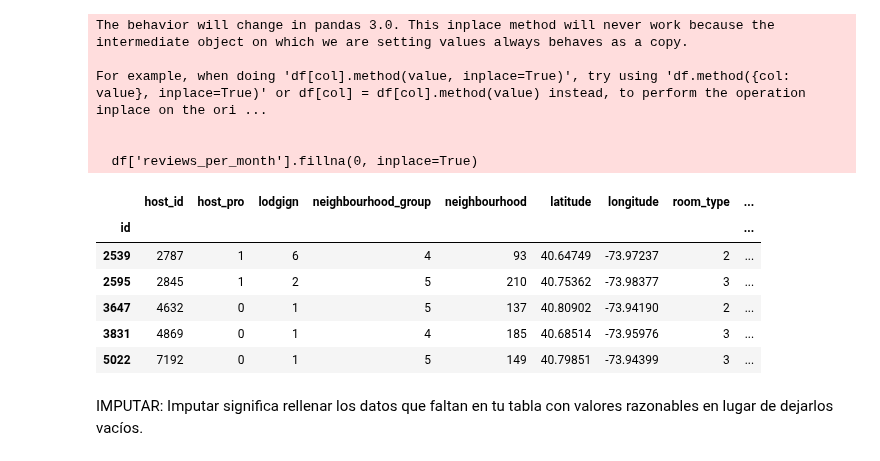
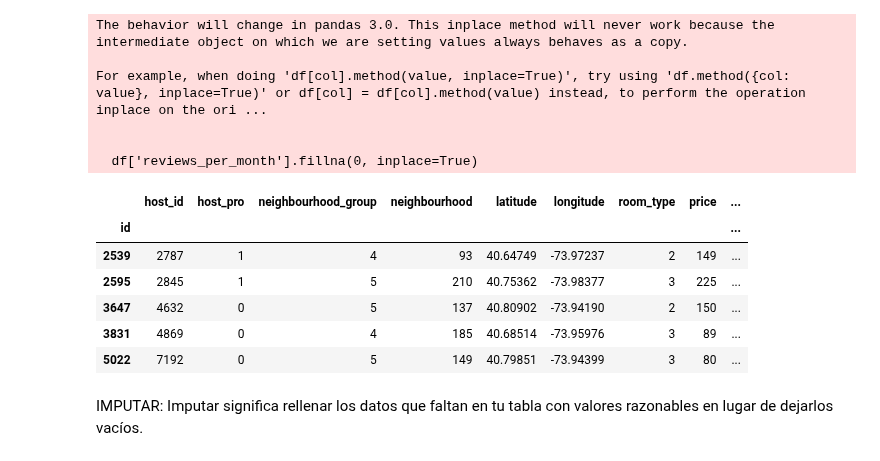
Before and after one commit to 4GeeksAcademy/cathycaz-intro-ml, a Jupyter notebook: src/00-eda.ipynb, the cells around one changed output. Cells and saved outputs as stored; diff of their text form; code cells hidden in the pictures.

```diff
--- a/src/00-eda.ipynb
+++ b/src/00-eda.ipynb
@@ -288,6 +285,3 @@ indicator2 = df['host_id'].map(lambda x: pisos.get(x, 0))
-# %%
-posicion = df.columns.get_loc('host_id')
-df.insert(posicion+2, 'lodgign', indicator2)
 # %%
 # COMPROBAMOS LA TABLA CON LA NUEVA COLUMNA
 df.head()
@@ -612,15 +601,17 @@ For example, when doing 'df[col].method(value, inplace=True)', try using 'df.met
 
   df['reviews_per_month'].fillna(0, inplace=True)
 # %%
+# AHORA PODEMOS ELIMINAR LA COLUMNA LAST_REVIEW YA QUE NOS INTERESA MÁS LA COLUMNA DAYS_SINCE_REVIEW Y VIZUALIZAMOS TAMBIEN EL DATAFRAME CON LA COLUMNA YA NORMALIZADA REVIEWS
+df.drop(['last_review'], axis=1, inplace=True)
 df.head()
 # %% [output]
-|  | host_id | host_pro | lodgign | neighbourhood_group | neighbourhood | latitude | longitude | room_type | ... |
+|  | host_id | host_pro | neighbourhood_group | neighbourhood | latitude | longitude | room_type | price | ... |
 | id |  |  |  |  |  |  |  |  | ... |
-| 2539 | 2787 | 1 | 6 | 4 | 93 | 40.64749 | -73.97237 | 2 | ... |
-| 2595 | 2845 | 1 | 2 | 5 | 210 | 40.75362 | -73.98377 | 3 | ... |
-| 3647 | 4632 | 0 | 1 | 5 | 137 | 40.80902 | -73.94190 | 2 | ... |
-| 3831 | 4869 | 0 | 1 | 4 | 185 | 40.68514 | -73.95976 | 3 | ... |
-| 5022 | 7192 | 0 | 1 | 5 | 149 | 40.79851 | -73.94399 | 3 | ... |
+| 2539 | 2787 | 1 | 4 | 93 | 40.64749 | -73.97237 | 2 | 149 | ... |
+| 2595 | 2845 | 1 | 5 | 210 | 40.75362 | -73.98377 | 3 | 225 | ... |
+| 3647 | 4632 | 0 | 5 | 137 | 40.80902 | -73.94190 | 2 | 150 | ... |
+| 3831 | 4869 | 0 | 4 | 185 | 40.68514 | -73.95976 | 3 | 89 | ... |
+| 5022 | 7192 | 0 | 5 | 149 | 40.79851 | -73.94399 | 3 | 80 | ... |
 # %%
 # SEPARAMOS LA VARIABLE QUE QUEREMOS ANALIZAR DEL DATAFRAME
 X = df.drop('price',axis=1)
```
Also changed, not shown: parts of 23 cells of this notebook.
